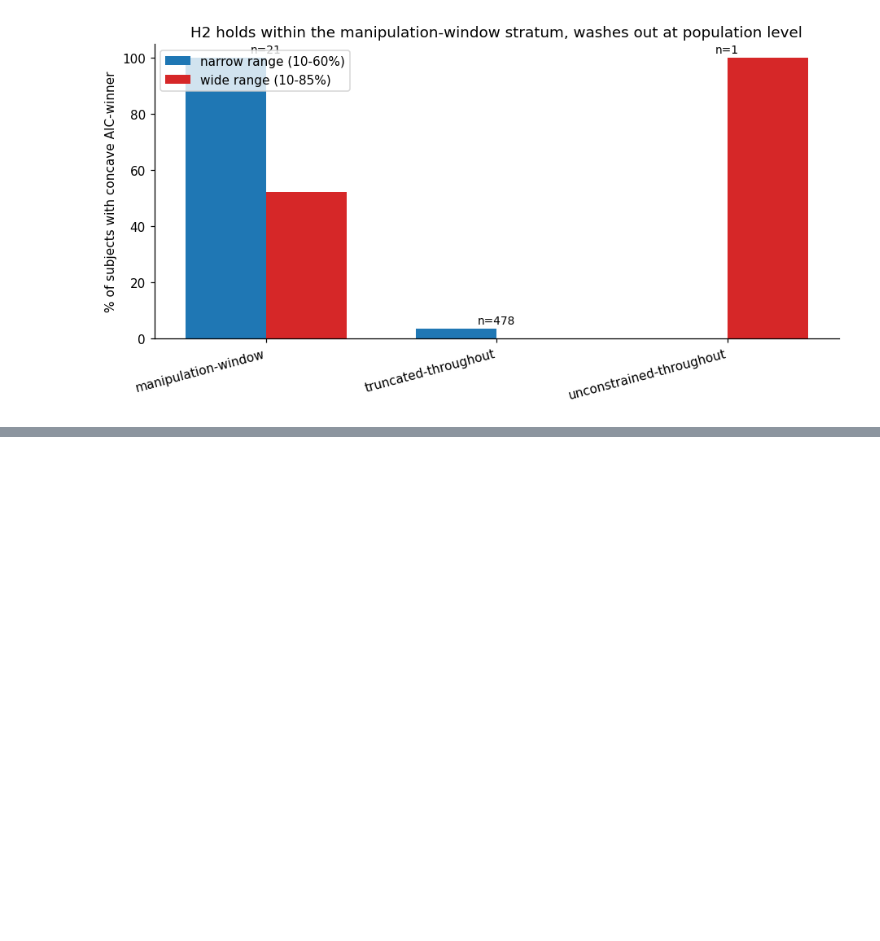
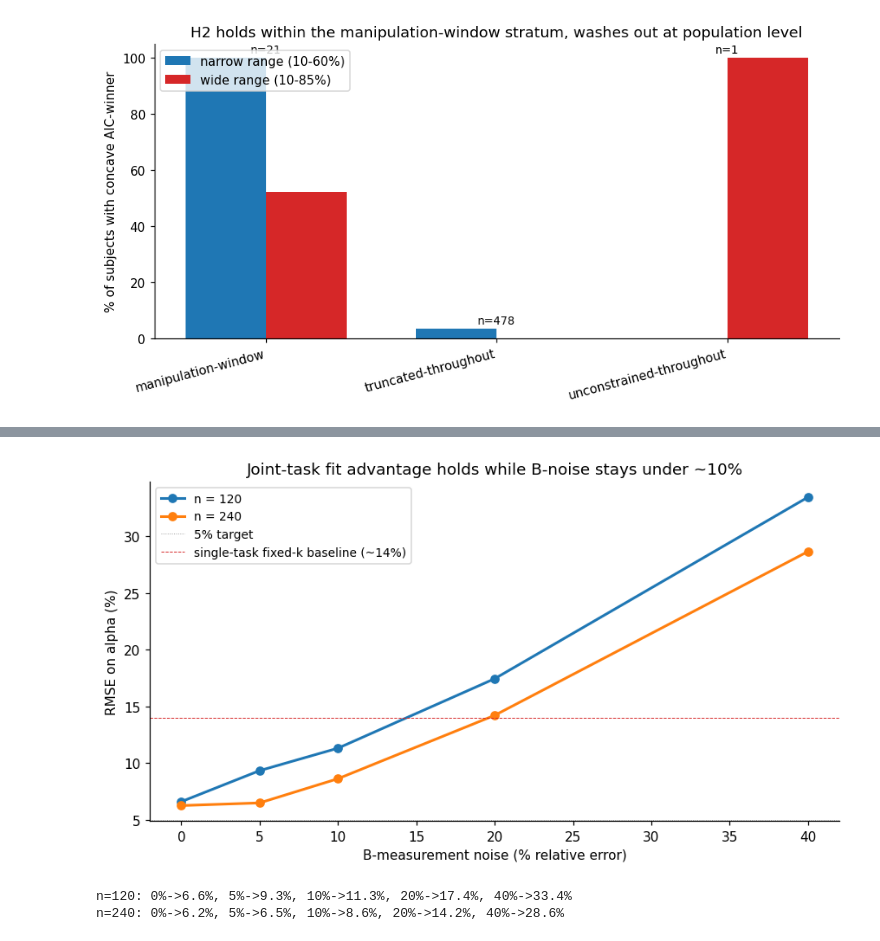
Before and after one commit to david-j-cox/merging-discounting-demand, a Jupyter notebook: notebooks/04_simulation_recovery.ipynb, the cells around one changed output, grey strips where cells are left out. Cells and saved outputs as stored; diff of their text form; code cells hidden in the pictures; blank space fills up the shorter version.

```diff
--- a/notebooks/04_simulation_recovery.ipynb
+++ b/notebooks/04_simulation_recovery.ipynb
@@ -226,3 +232,31 @@ unconstrained-throughout    1                0.0%            100.0% 100.0%
+# %%
+ns_b = [120, 240]
+b_noise_levels = [0, 5, 10, 20, 40]
+rmse_grid = {n: [] for n in ns_b}
+for n in ns_b:
+    for b_noise_pct in b_noise_levels:
+        reports = sample_size_sweep([n], mode="joint", b_noise_pct=b_noise_pct, seed=SEED)
+        rmse_grid[n].append(reports[0].per_param["alpha"].rmse_rel * 100)
+
+fig, ax = plt.subplots(figsize=(8, 4.5))
+for n in ns_b:
+    ax.plot(b_noise_levels, rmse_grid[n], "o-", lw=2, label=f"n = {n}")
+ax.axhline(5, color="#999", lw=0.6, ls=":", label="5% target")
+ax.axhline(14, color="#d62728", lw=0.6, ls="--",
+           label="single-task fixed-k baseline (~14%)")
+ax.set_xlabel("B-measurement noise (% relative error)")
+ax.set_ylabel("RMSE on alpha (%)")
+ax.set_title("Joint-task fit advantage holds while B-noise stays under ~10%")
+ax.legend(loc="upper left", fontsize=9)
+fig.tight_layout(); plt.show()
+
+for n in ns_b:
+    pairs = list(zip(b_noise_levels, rmse_grid[n]))
+    print(f"n={n}: " + ", ".join(f"{nz}%->{r:.1f}%" for nz, r in pairs))
+# %% [output]
+[figure, added]
+n=120: 0%->6.6%, 5%->9.3%, 10%->11.3%, 20%->17.4%, 40%->33.4%
+n=240: 0%->6.2%, 5%->6.5%, 10%->8.6%, 20%->14.2%, 40%->28.6%
 # %% [markdown]
 ## Phase 3 verdict
 
```
Also changed, not shown: parts of 2 cells of this notebook, 5 other files.
